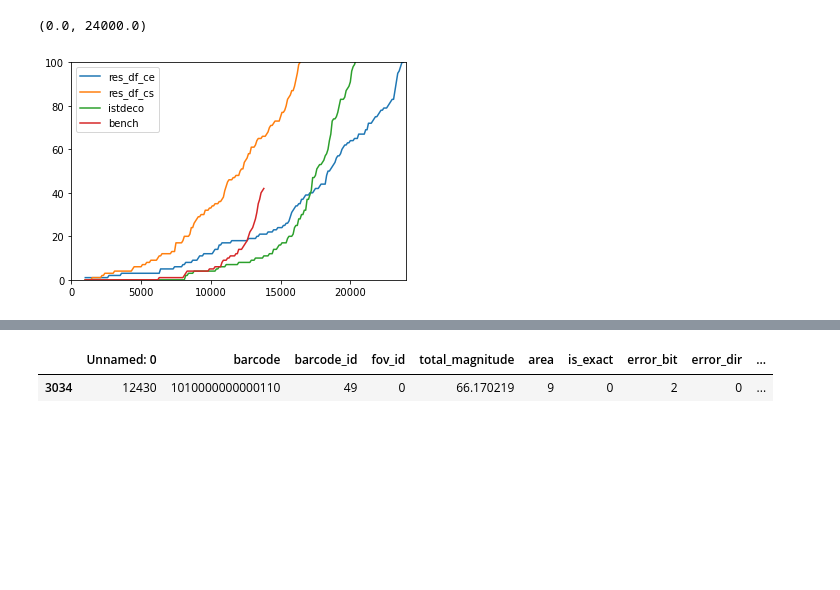
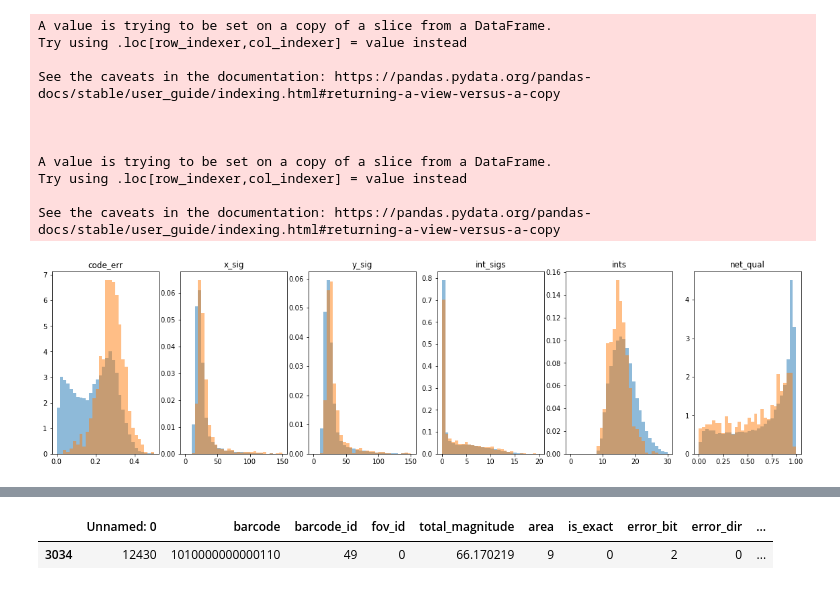
Before and after one commit to TuragaLab/decode_fish, a Jupyter notebook: figures/MERFISH_eval_1.ipynb, the cells around one changed output, grey strips where cells are left out. Saved outputs shown, nothing was run; the diff lists cells and outputs as text; code cells hidden in the pictures; blank space fills up the shorter version.

```diff
--- a/figures/MERFISH_eval_1.ipynb
+++ b/figures/MERFISH_eval_1.ipynb
@@ -119,0 +112,20 @@ for k in par_dict:
+# %%
+par_dict = {'ISTDECO':[df_dict['istdeco'], 'quality', False],
+            'benchmark':[df_dict['bench'], 'total_magnitude', False]}
+
+for i,k in enumerate(df_dict):
+    if 'dec_' in k:
+        par_dict[k] = [df_dict[k], 'code_err', True]
+
+#         df_dict[k][f'net_qual_x'] = (0.9)*df_dict[k]['code_err'] + 0.1*(1-df_dict[k]['net_qual'])
+
+for i,k in enumerate(df_dict):
+    if 'dec_' in k:
+        if 'net_qual' in df_dict[k]:
+            df_dict[k][f'net_qual_x'] = (0.9)*df_dict[k]['code_err'] + 0.1*(1-df_dict[k]['net_qual'])
+            par_dict[k+'_nq'] = [df_dict[k], 'net_qual_x', True]
+
+roc_dict = {}
+for k in par_dict:
+    x, y = make_roc(*par_dict[k], n_max=25000)
+    roc_dict[k] = [x, y]
@@ -120,11 +142,43 @@ for k in par_dict:
 # %%
-for k in roc_dict:
-    x, y = roc_dict[k]
-    plt.plot(x, y, label=k)
+# import seaborn as sns
 
-plt.legend()
-plt.ylim(0, 100)
-plt.xlim(0, 24000)
+# colmap = sns.color_palette("husl", 12)
+# n_dec = len(df_dict) - 2
+# cols = colmap[:2] + 2*colmap[2:2+n_dec]
+
+# plt.figure(figsize=(10,8))
+
+# for i,k in enumerate(roc_dict):
+#     x, y = roc_dict[k]
+#     ls = '--' if 'nq' in k else None
+#     plt.plot(x, y, label=k, color=cols[i], linestyle=ls)
+
+# plt.legend()
+# plt.ylim(0, 100)
+# plt.xlim(0, 24000)
+# sns.despine()
-# %% [output]
-(0.0, 24000.0)
-[figure, removed]
+# %%
+res_df = df_dict['dec_bs:3xenabled:True']
+res_df['int_sigs'] = res_df[[f'int_sig_{i}' for i in range(16)]].values.sum(1)
+res_df['ints'] = res_df[[f'int_{i}' for i in range(16)]].values.sum(1)
+metrics = ['code_err', 'x_sig', 'y_sig', 'int_sigs','ints','net_qual']
+bins = [np.linspace(0,0.5,31), np.linspace(0,150,31), np.linspace(0,150,31), np.linspace(0,20,31), np.linspace(0,30,31), np.linspace(0,1.,31)]
+plt.figure(figsize=(20,5))
+for i in range(len(metrics)):
+    plt.subplot(1,len(metrics),i+1)
+    _=plt.hist(res_df[~res_df['gene'].str.contains('Blank')][metrics[i]], density=True, alpha=0.5, bins=bins[i], label='gene matches')
+    _=plt.hist(res_df[res_df['gene'].str.contains('Blank')][metrics[i]], density=True, alpha=0.5, bins=bins[i], label='blank matches')
+    plt.title(metrics[i])
+# %% [output]
+A value is trying to be set on a copy of a slice from a DataFrame.
+Try using .loc[row_indexer,col_indexer] = value instead
+
+See the caveats in the documentation: https://pandas.pydata.org/pandas-docs/stable/user_guide/indexing.html#returning-a-view-versus-a-copy
+
+
+
+A value is trying to be set on a copy of a slice from a DataFrame.
+Try using .loc[row_indexer,col_indexer] = value instead
+
+See the caveats in the documentation: https://pandas.pydata.org/pandas-docs/stable/user_guide/indexing.html#returning-a-view-versus-a-copy
+[figure, added]
```
Also changed, not shown: parts of 29 cells of this notebook, 23 other files.
